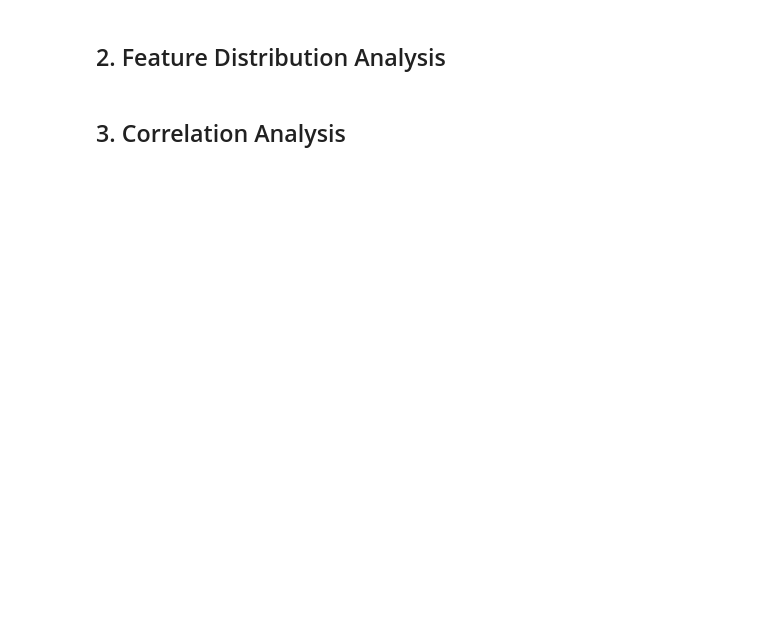
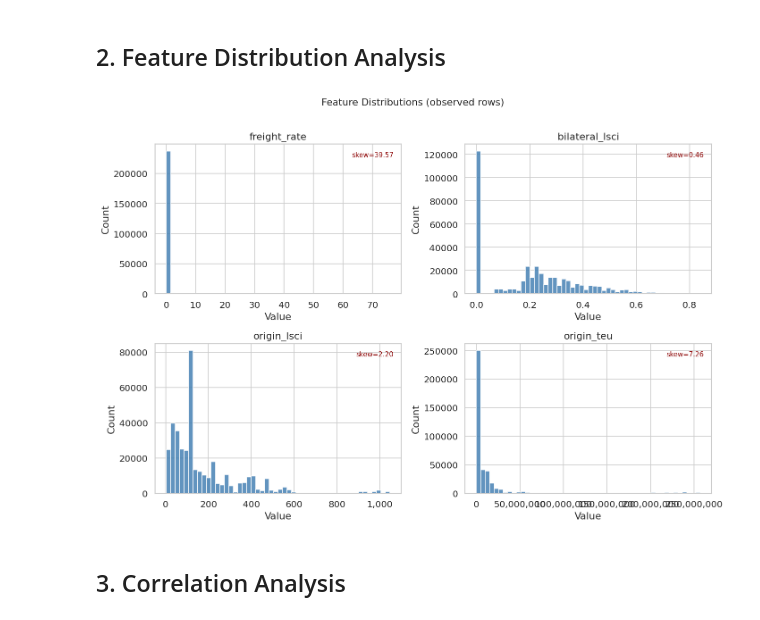
Before and after one commit to lucasnyc/is5126-assignment1, a Jupyter notebook: daniel/FinalAssignment/sentinel-trade/notebooks/02_feature_engineering.ipynb, the cells around one changed output. Cells and saved outputs as stored; diff of their text form; code cells hidden in the pictures; blank space fills up the shorter version.

```diff
--- a/daniel/FinalAssignment/sentinel-trade/notebooks/02_feature_engineering.ipynb
+++ b/daniel/FinalAssignment/sentinel-trade/notebooks/02_feature_engineering.ipynb
@@ -36,27 +63,33 @@ display(df.head(5))
 # %% [markdown]
 ## 2. Feature Distribution Analysis
 # %%
+import matplotlib.ticker as mticker
+
 # Key numeric features to inspect
 PLOT_FEATURES = ['freight_rate', 'bilateral_lsci', 'origin_lsci', 'origin_teu']
 
 fig, axes = plt.subplots(2, 2, figsize=(12, 8))
 axes = axes.flatten()
 
 for ax, feat in zip(axes, PLOT_FEATURES):
     data = df[feat].dropna()
     ax.hist(data, bins=50, edgecolor='white', color='steelblue', alpha=0.85)
     ax.set_title(feat)
     ax.set_xlabel('Value')
     ax.set_ylabel('Count')
-    ax.xaxis.set_major_formatter(mticker.FuncFormatter(lambda x, _: f'{x:,.0f}') if data.max() > 1000 else mticker.ScalarFormatter())
+    if data.max() > 1000:
+        ax.xaxis.set_major_formatter(mticker.FuncFormatter(lambda x, _: f'{x:,.0f}'))
+    else:
+        ax.xaxis.set_major_formatter(mticker.ScalarFormatter())
     skew_val = float(data.skew())
     ax.text(0.97, 0.95, f'skew={skew_val:.2f}', transform=ax.transAxes,
             ha='right', va='top', fontsize=9, color='darkred')
 
-import matplotlib.ticker as mticker  # ensure import
 fig.suptitle('Feature Distributions (observed rows)', fontsize=13, y=1.01)
 plt.tight_layout()
 plt.show()
+# %% [output]
+[figure, added]
 # %% [markdown]
 ## 3. Correlation Analysis
 # %%
```
Also changed, not shown: parts of 5 cells of this notebook, 15 other files.
